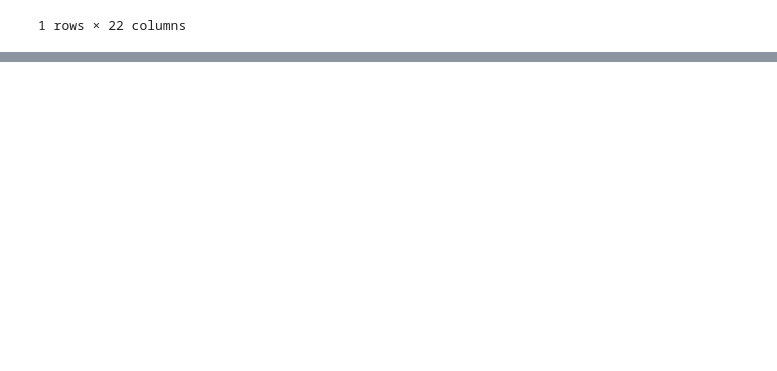
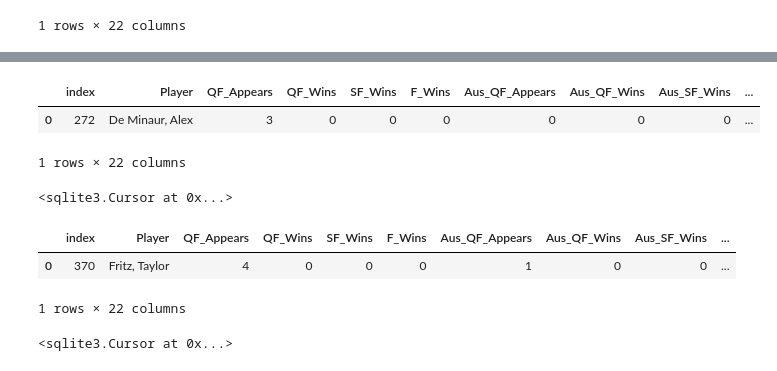
Before and after one commit to gadamico/Sports-Data, a Jupyter notebook: mens_singles_tennis/notebooks/scratch-tennis-db-updating3.ipynb, the cells around one changed output, grey strips where cells are left out. Saved outputs shown, nothing was run; the diff lists cells and outputs as text; code cells hidden in the pictures; blank space fills up the shorter version.

```diff
--- a/mens_singles_tennis/notebooks/scratch-tennis-db-updating3.ipynb
+++ b/mens_singles_tennis/notebooks/scratch-tennis-db-updating3.ipynb
@@ -597,0 +718,56 @@ conn.close()
+# %%
+pd.read_sql(
+    """
+    SELECT *
+    FROM mens_tennis
+    WHERE Player = "De Minaur, Alex"
+    """
+,
+conn
+)
+# %% [output]
+|  | index | Player | QF_Appears | QF_Wins | SF_Wins | F_Wins | Aus_QF_Appears | Aus_QF_Wins | Aus_SF_Wins | ... |
+| 0 | 272 | De Minaur, Alex | 3 | 0 | 0 | 0 | 0 | 0 | 0 | ... |
+1 rows × 22 columns
+# %%
+conn.execute(
+    """
+    UPDATE mens_tennis
+    SET QF_Appears = 4,
+    US_QF_Appears = 2
+
+    WHERE Player = 'De Minaur, Alex'
+    """
+)
+# %% [output]
+<sqlite3.Cursor at 0x...>
+# %%
+pd.read_sql(
+    """
+    SELECT *
+    FROM mens_tennis
+    WHERE Player = "Fritz, Taylor"
+    """
+,
+conn
+)
+# %% [output]
+|  | index | Player | QF_Appears | QF_Wins | SF_Wins | F_Wins | Aus_QF_Appears | Aus_QF_Wins | Aus_SF_Wins | ... |
+| 0 | 370 | Fritz, Taylor | 4 | 0 | 0 | 0 | 1 | 0 | 0 | ... |
+1 rows × 22 columns
+# %%
+conn.execute(
+    """
+    UPDATE mens_tennis
+    SET QF_Appears = 5,
+    QF_Wins = 1,
+    SF_Wins = 1,
+    US_QF_Appears = 2,
+    US_QF_Wins = 1,
+    US_SF_Wins = 1
+
+    WHERE Player = 'Fritz, Taylor'
+    """
+)
+# %% [output]
+<sqlite3.Cursor at 0x...>
```
Also changed, not shown: parts of 19 cells of this notebook, 1 other file.
